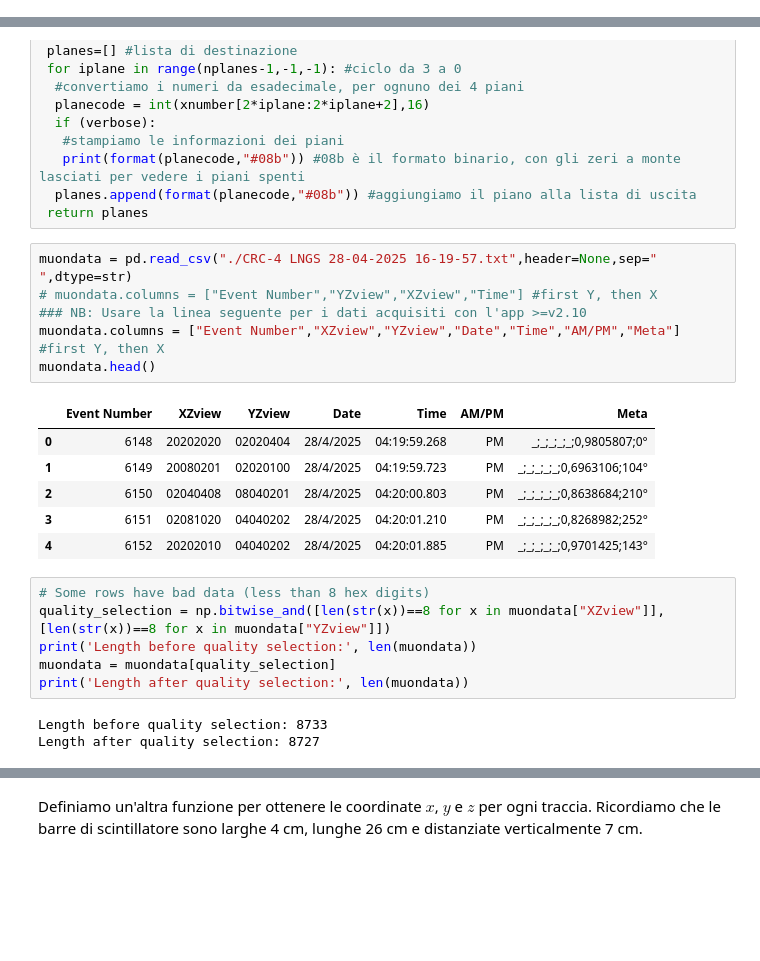
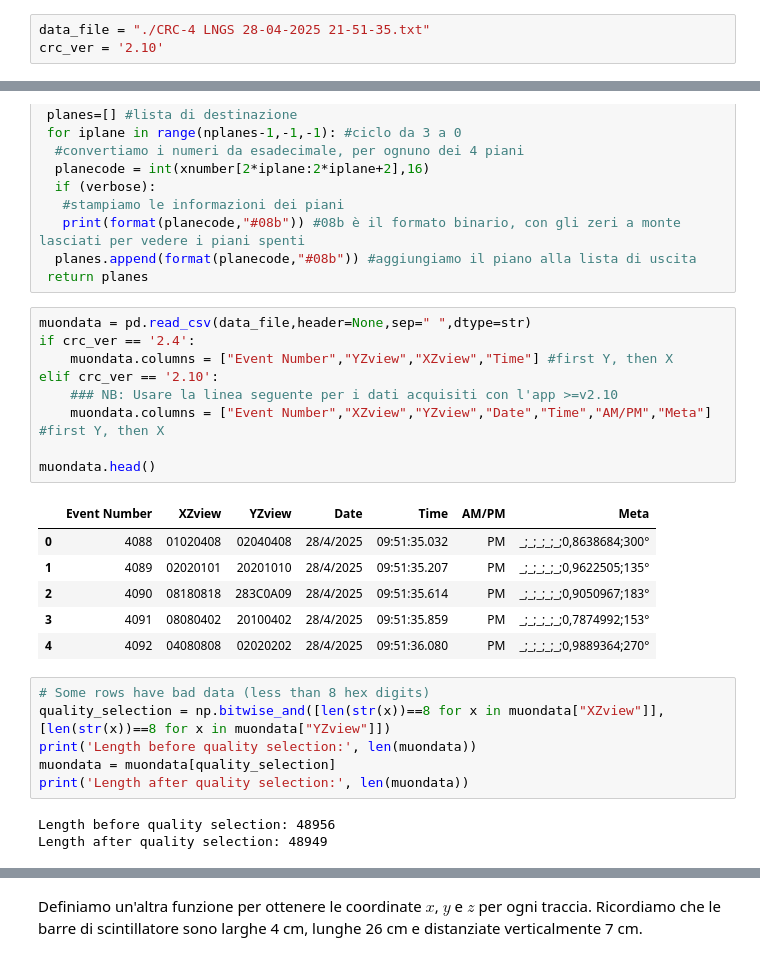
Before and after one commit to fschiavone/crc_analysis, a Jupyter notebook: angular_analysis.ipynb, the cells around one changed output, grey strips where cells are left out. Drawn from its saved outputs; the diff is of its cells as text; blank space fills up the shorter version.

```diff
--- a/angular_analysis.ipynb
+++ b/angular_analysis.ipynb
@@ -9,4 +10,7 @@ import matplotlib.pyplot as plt
 from astropy.modeling import models, fitting
+# %%
+data_file = "./CRC-4 LNGS 28-04-2025 21-51-35.txt"
+crc_ver = '2.10'
 # %% [markdown]
 ## Lettura dei dati
 cf. https://baltig.infn.it/iuliano/ocra_analysis/-/blob/main/CRC_Totem/CRCQuality.ipynb?ref_type=heads
@@ -27,18 +31,21 @@ def convertdata(xnumber,verbose = False):
   planes.append(format(planecode,"#08b")) #aggiungiamo il piano alla lista di uscita
  return planes
 # %%
-muondata = pd.read_csv("./CRC-4 LNGS 28-04-2025 16-19-57.txt",header=None,sep=" ",dtype=str)
-# muondata.columns = ["Event Number","YZview","XZview","Time"] #first Y, then X
-### NB: Usare la linea seguente per i dati acquisiti con l'app >=v2.10
-muondata.columns = ["Event Number","XZview","YZview","Date","Time","AM/PM","Meta"] #first Y, then X
+muondata = pd.read_csv(data_file,header=None,sep=" ",dtype=str)
+if crc_ver == '2.4':
+    muondata.columns = ["Event Number","YZview","XZview","Time"] #first Y, then X
+elif crc_ver == '2.10':
+    ### NB: Usare la linea seguente per i dati acquisiti con l'app >=v2.10
+    muondata.columns = ["Event Number","XZview","YZview","Date","Time","AM/PM","Meta"] #first Y, then X
+
 muondata.head()
 # %% [output]
 |  | Event Number | XZview | YZview | Date | Time | AM/PM | Meta |
-| 0 | 6148 | 20202020 | 02020404 | 28/4/2025 | 04:19:59.268 | PM | _;_;_;_;_;0,9805807;0° |
-| 1 | 6149 | 20080201 | 02020100 | 28/4/2025 | 04:19:59.723 | PM | _;_;_;_;_;0,6963106;104° |
-| 2 | 6150 | 02040408 | 08040201 | 28/4/2025 | 04:20:00.803 | PM | _;_;_;_;_;0,8638684;210° |
-| 3 | 6151 | 02081020 | 04040202 | 28/4/2025 | 04:20:01.210 | PM | _;_;_;_;_;0,8268982;252° |
-| 4 | 6152 | 20202010 | 04040202 | 28/4/2025 | 04:20:01.885 | PM | _;_;_;_;_;0,9701425;143° |
+| 0 | 4088 | 01020408 | 02040408 | 28/4/2025 | 09:51:35.032 | PM | _;_;_;_;_;0,8638684;300° |
+| 1 | 4089 | 02020101 | 20201010 | 28/4/2025 | 09:51:35.207 | PM | _;_;_;_;_;0,9622505;135° |
+| 2 | 4090 | 08180818 | 283C0A09 | 28/4/2025 | 09:51:35.614 | PM | _;_;_;_;_;0,9050967;183° |
+| 3 | 4091 | 08080402 | 20100402 | 28/4/2025 | 09:51:35.859 | PM | _;_;_;_;_;0,7874992;153° |
+| 4 | 4092 | 04080808 | 02020202 | 28/4/2025 | 09:51:36.080 | PM | _;_;_;_;_;0,9889364;270° |
 # %%
 # Some rows have bad data (less than 8 hex digits)
 quality_selection = np.bitwise_and([len(str(x))==8 for x in muondata["XZview"]], [len(str(x))==8 for x in muondata["YZview"]])
@@ -46,8 +53,8 @@ print('Length before quality selection:', len(muondata))
 muondata = muondata[quality_selection]
 print('Length after quality selection:', len(muondata))
 # %% [output]
-Length before quality selection: 8733
-Length after quality selection: 8727
+Length before quality selection: 48956
+Length after quality selection: 48949
 # %%
 muondata["XZdecoded"]=muondata["XZview"].apply(convertdata)
 muondata["YZdecoded"]=muondata["YZview"].apply(convertdata)
```
Also changed, not shown: parts of 17 cells of this notebook, 3 other files.
